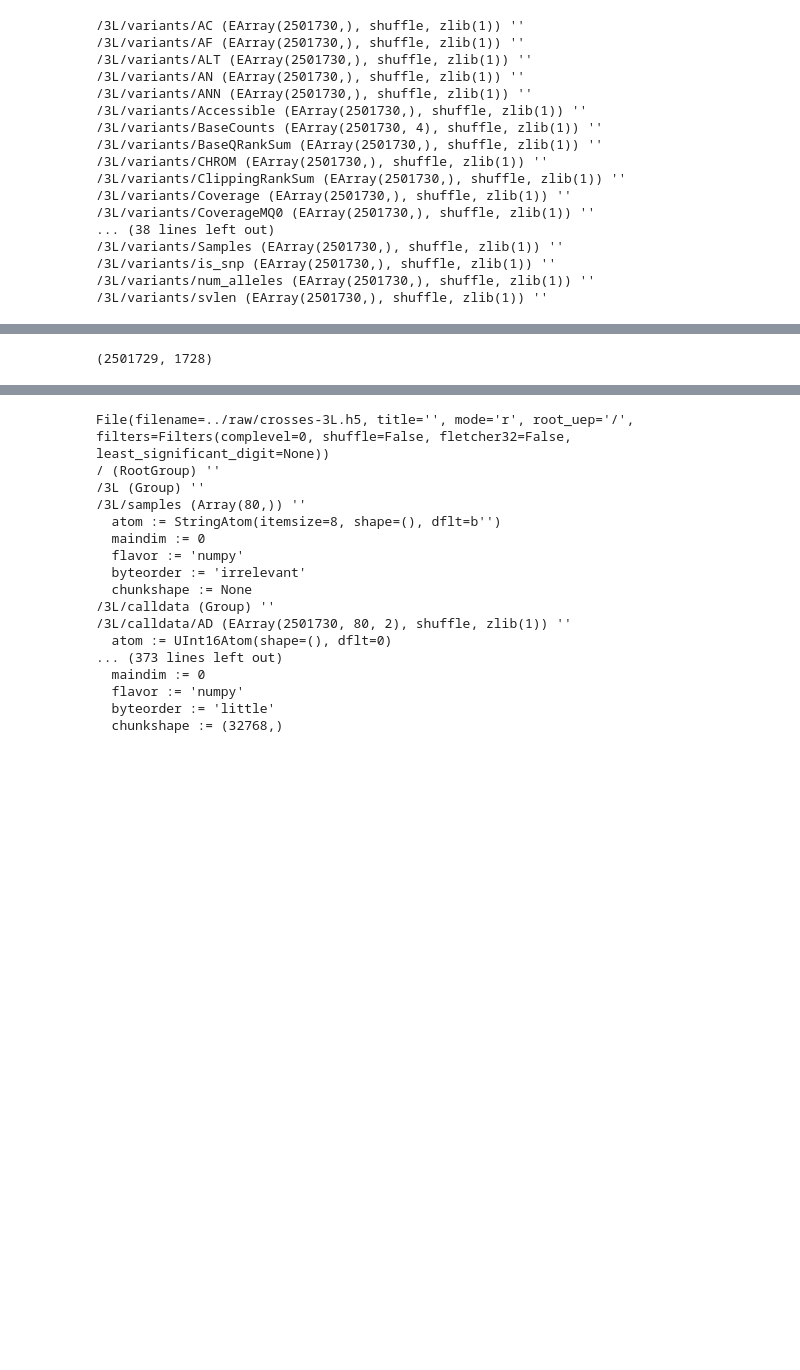
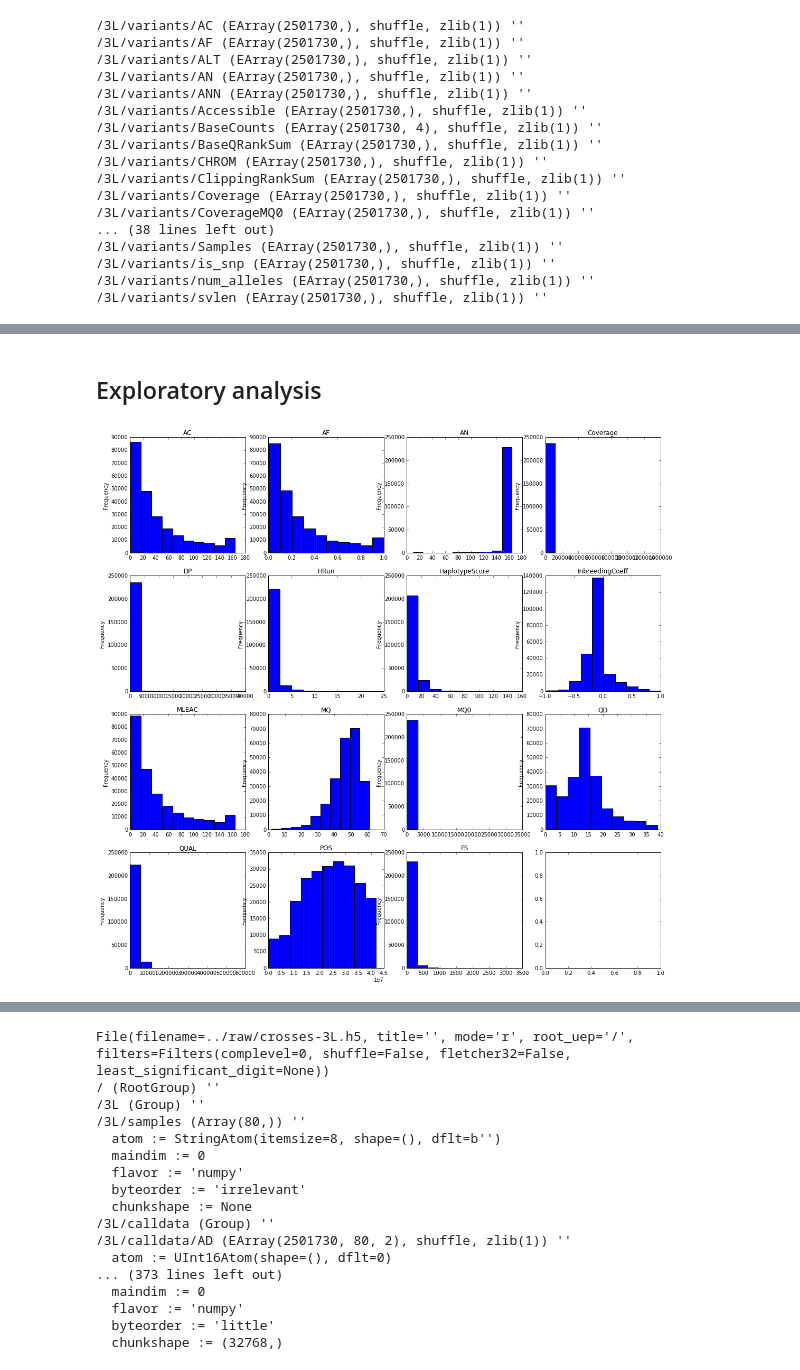
Before and after one commit to tiagoantao/data-science-teaching, a Jupyter notebook: notebooks/Filtering_Parameters.ipynb, the cells around one changed output, grey strips where cells are left out. Drawn from its saved outputs; the diff is of its cells as text; code cells hidden in the pictures; blank space fills up the shorter version.

```diff
--- a/notebooks/Filtering_Parameters.ipynb
+++ b/notebooks/Filtering_Parameters.ipynb
@@ -140,5 +156,5 @@ for entry in store_3L.get_node('/3L/variants'):
 /3L/variants/svlen (EArray(2501730,), shuffle, zlib(1)) ''
 # %%
 annotations = ['AC', 'AF', 'AN', 'Coverage', 'DP', 'HRun', 'HaplotypeScore', 'InbreedingCoeff',
-              'MLEAC', 'MQ', 'QD', 'QUAL']
+              'MLEAC', 'MQ', 'MQ0', 'QD', 'QUAL', 'POS', 'FS']
 # %%
@@ -178,4 +202,2 @@ QUAL
-# %%
-i, len(train_set)
-# %% [output]
-(2501729, 1728)
+# %%
+train_raw = get_train(annotations, normalize=False, scale=False)
@@ -181,0 +208,16 @@ i, len(train_set)
+# %% [markdown]
+## Exploratory analysis
+# %%
+ncols = 4
+fig, axs = plt.subplots(4, ncols, figsize=(18, 18), squeeze=False)
+row = 0
+col = 0
+for annotation in annotations:
+    train_raw[annotation].plot.hist(ax=axs[row, col])
+    axs[row, col].set_title(annotation)
+    col += 1
+    if col == ncols:
+        col = 0
+        row += 1
+# %% [output]
+[figure, added]
```
Also changed, not shown: parts of 62 cells of this notebook.
